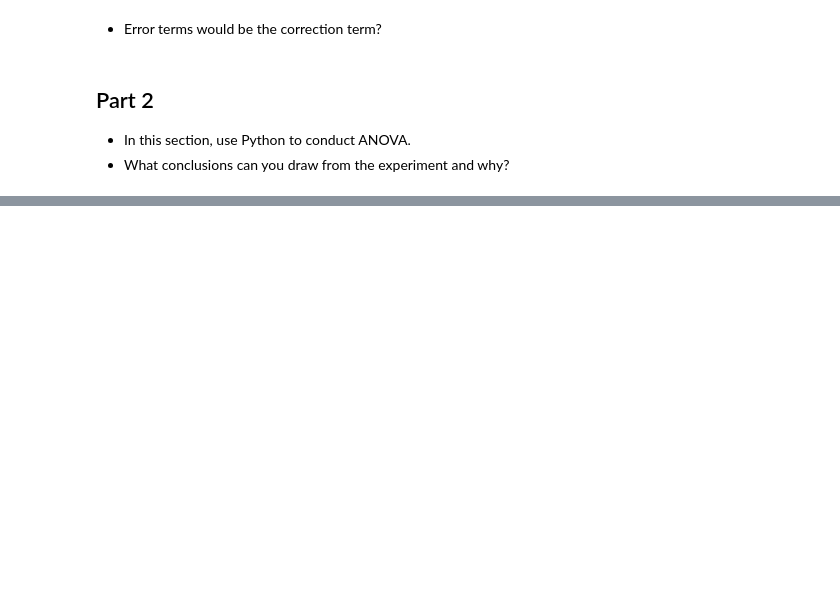
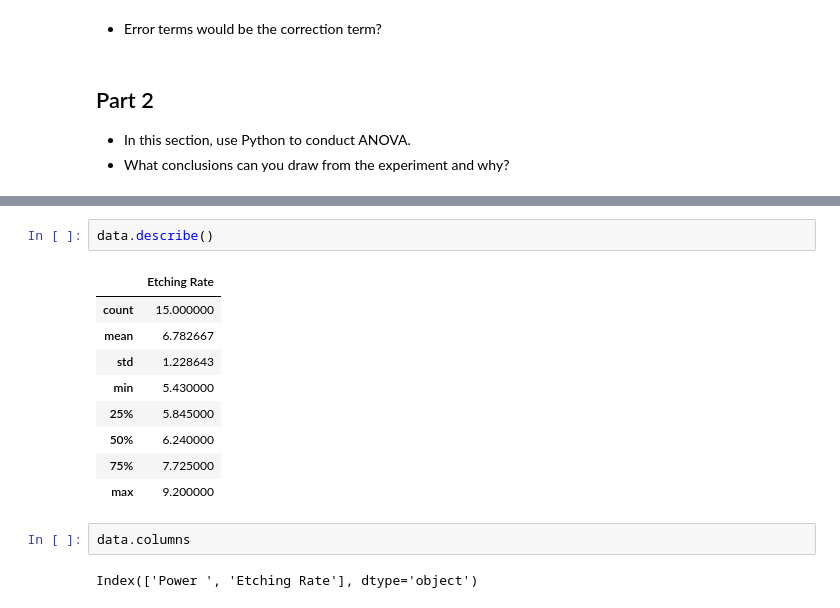
Before and after one commit to Ironhack-Data-0621-Remote/lab-inferential-statistics-anova, a Jupyter notebook: Untitled.ipynb, the cells around one changed output, grey strips where cells are left out. Drawn from its saved outputs; the diff is of its cells as text; blank space fills up the shorter version.

```diff
--- a/Untitled.ipynb
+++ b/Untitled.ipynb
@@ -46,0 +76,16 @@ Data was collected randomly and provided to you in the table as shown: [link to
+# %%
+data.describe()
+# %% [output]
+|  | Etching Rate |
+| count | 15.000000 |
+| mean | 6.782667 |
+| std | 1.228643 |
+| min | 5.430000 |
+| 25% | 5.845000 |
+| 50% | 6.240000 |
+| 75% | 7.725000 |
+| max | 9.200000 |
+# %%
+data.columns
+# %% [output]
+Index(['Power ', 'Etching Rate'], dtype='object')
```
Also changed, not shown: parts of 10 cells of this notebook.
